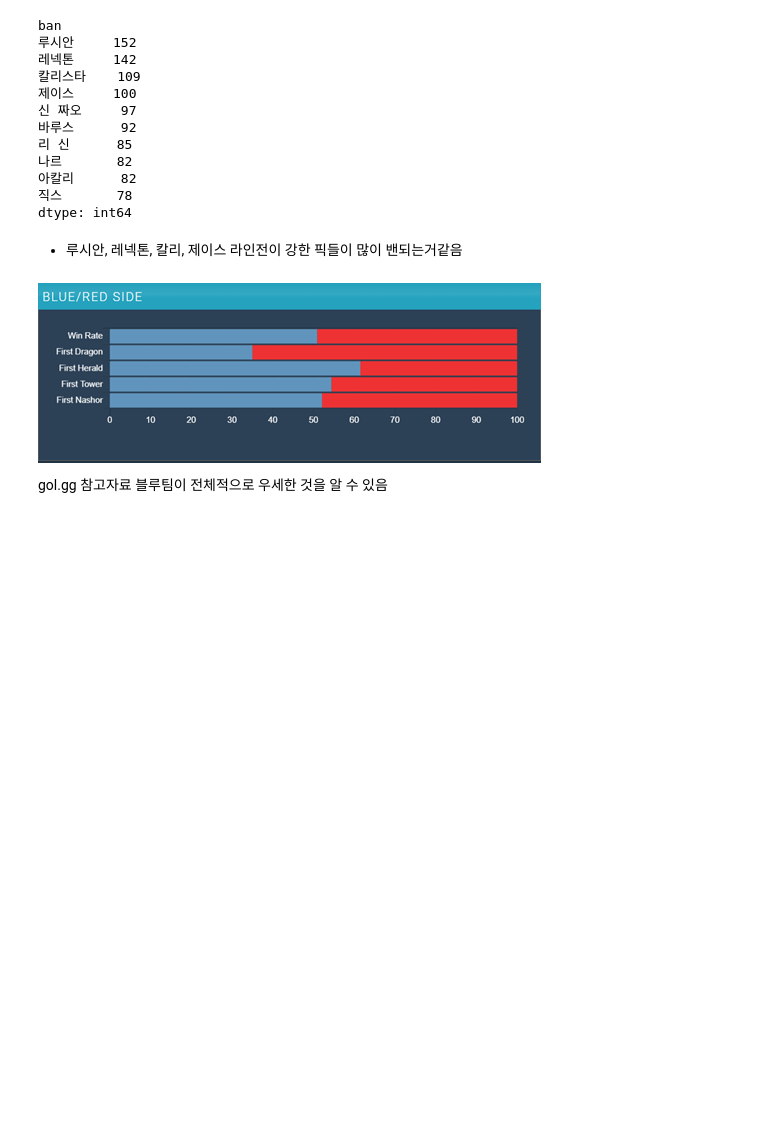
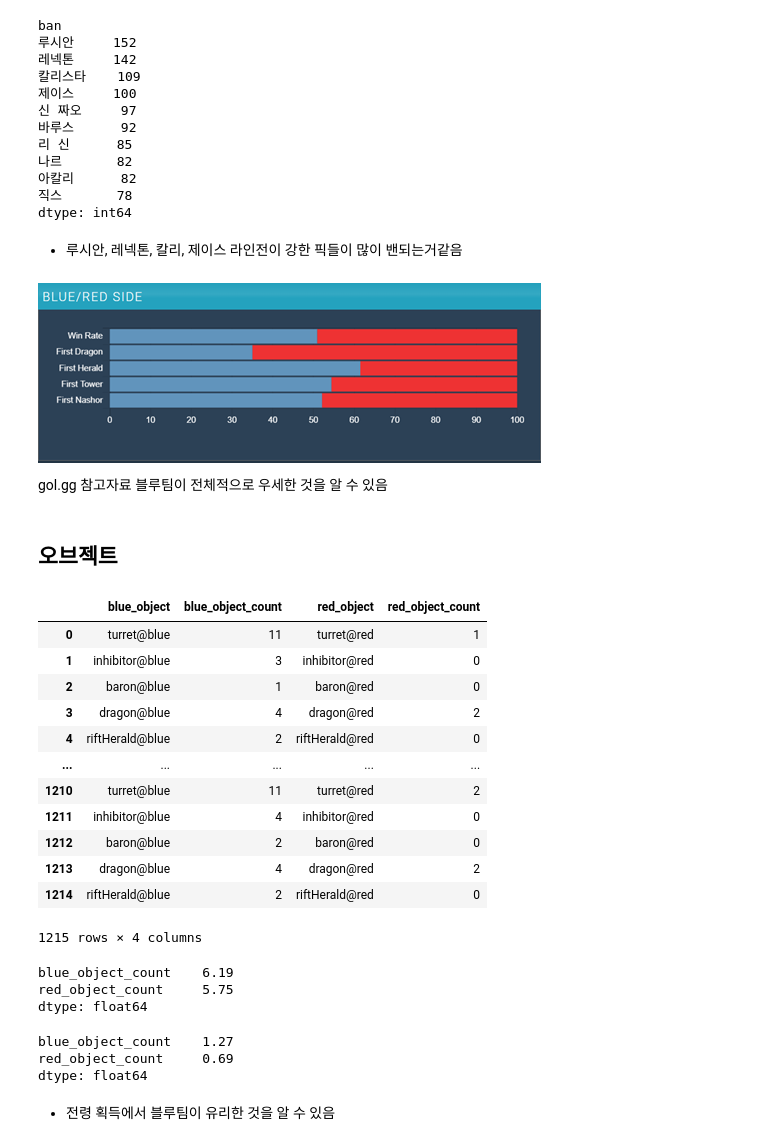
Before and after one commit to kamunbee/OPGG_project, a Jupyter notebook: 리그별 분석 프로젝트/LCK 분석 정리.ipynb, the cells around one changed output. Cells and saved outputs as stored; diff of their text form; code cells hidden in the pictures; blank space fills up the shorter version.

```diff
--- a/리그별 분석 프로젝트/LCK 분석 정리.ipynb
+++ b/리그별 분석 프로젝트/LCK 분석 정리.ipynb
@@ -146,3 +151,23 @@ dtype: int64
 
 gol.gg 참고자료
 블루팀이 전체적으로 우세한 것을 알 수 있음
+# %% [markdown]
+## 오브젝트
+# %%
+# 오브젝트만 정리해서 확인하기
+LCK_object = LCK[['blue_object','blue_object_count','red_object','red_object_count']]
+LCK_object
+# %% [output]
+|  | blue_object | blue_object_count | red_object | red_object_count |
+| 0 | turret@blue | 11 | turret@red | 1 |
+| 1 | inhibitor@blue | 3 | inhibitor@red | 0 |
+| 2 | baron@blue | 1 | baron@red | 0 |
+| 3 | dragon@blue | 4 | dragon@red | 2 |
+| 4 | riftHerald@blue | 2 | riftHerald@red | 0 |
+| ... | ... | ... | ... | ... |
+| 1210 | turret@blue | 11 | turret@red | 2 |
+| 1211 | inhibitor@blue | 4 | inhibitor@red | 0 |
+| 1212 | baron@blue | 2 | baron@red | 0 |
+| 1213 | dragon@blue | 4 | dragon@red | 2 |
+| 1214 | riftHerald@blue | 2 | riftHerald@red | 0 |
+1215 rows × 4 columns
@@ -148,0 +179,8 @@ gol.gg 참고자료
+# %%
+# 터렛 파괴 갯수를 경기수로 나누기
+
+round(LCK_turret.sum()/(len(LCK)/5), 2)
+# %% [output]
+blue_object_count    6.19
+red_object_count     5.75
+dtype: float64
@@ -148,0 +191,8 @@ gol.gg 참고자료
+# %%
+round(LCK_riftHerald.sum()/(len(LCK)/5), 2)
+# %% [output]
+blue_object_count    1.27
+red_object_count     0.69
+dtype: float64
+# %% [markdown]
+  - 전령 획득에서 블루팀이 유리한 것을 알 수 있음
```
Also changed, not shown: parts of 6 cells of this notebook.
